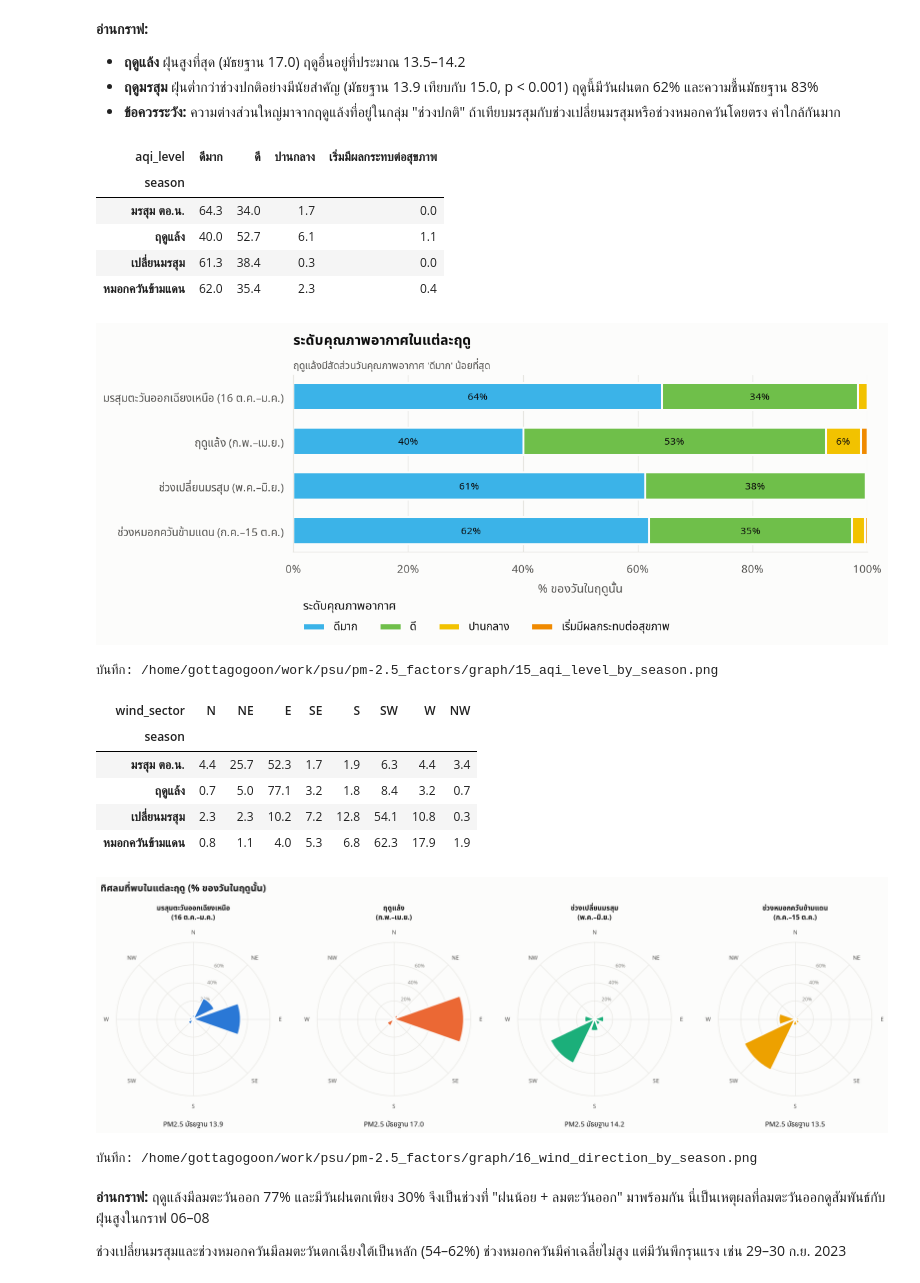
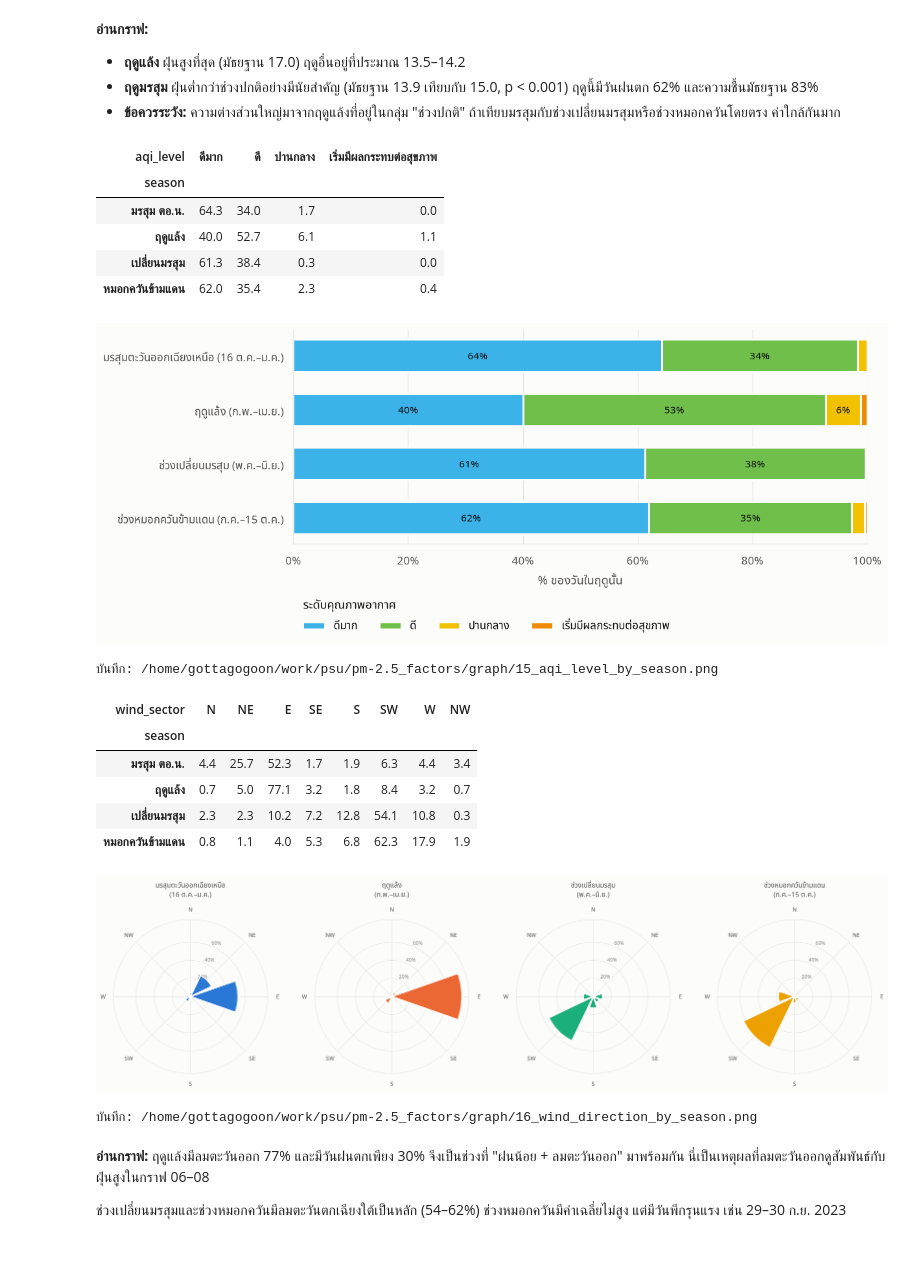
Before and after one commit to SaktanuthPeak/pm-2.5_factors, a Jupyter notebook: notebooks/pm25_factors.ipynb, the cells around one changed output. Saved outputs shown, nothing was run; the diff lists cells and outputs as text; code cells hidden in the pictures; blank space fills up the shorter version.

```diff
--- a/notebooks/pm25_factors.ipynb
+++ b/notebooks/pm25_factors.ipynb
@@ -354,7 +339,5 @@ sns.heatmap(corr, mask=np.triu(np.ones_like(corr, dtype=bool), k=1), annot=True,
             cmap=DIV_CMAP, vmin=-1, vmax=1, center=0, square=True, linewidths=2, linecolor=SURFACE,
             cbar_kws={"label": "Spearman r", "shrink": 0.7}, ax=ax)
 ax.tick_params(axis="x", rotation=40); plt.setp(ax.get_xticklabels(), ha="right")
-ax.set_title("สหสัมพันธ์ระหว่างปัจจัยทั้งหมด")
-subtitle(ax, "ลมสูงสุดกับลมกระโชก และฝน 3 แบบ มีข้อมูลซ้ำกันมาก จึงไม่ควรตีความแยกกัน")
 savefig(fig, "04_correlation_matrix.png")
 # %% [output]
@@ -374,13 +357,10 @@ for ax, (col, label) in zip(axes, panels):
         warnings.simplefilter("ignore", RuntimeWarning)
         fit = lowess(df.pm25, x, frac=0.4)
     ax.plot(fit[:, 0], fit[:, 1], color=INK, lw=2)
-    r = stats.spearmanr(df[col], df.pm25)[0]
-    ax.set_title(f"r = {r:+.2f}", fontsize=12)
     ax.set_xlabel(label)
     if col == "rain":
         ticks = [0, 1, 5, 20, 100, 300]
         ax.set_xticks(np.log1p(ticks), ticks)
 axes[0].set_ylabel(PM_LABEL)
-fig.suptitle("PM2.5 เทียบกับปัจจัยอุตุนิยมวิทยาทีละตัว (เส้นดำ = แนวโน้ม LOWESS)", x=0.01, ha="left", fontsize=14, fontweight="bold")
 savefig(fig, "05_factor_scatter.png")
 # %% [output]
@@ -403,8 +383,8 @@ display(sector_stats.rename(index=SECTOR_TH).round(2))
 theta = np.deg2rad(np.arange(0, 360, 45))
 width = np.deg2rad(45) * 0.86
 fig, axes = plt.subplots(1, 2, figsize=(13, 6.2), subplot_kw={"projection": "polar"}, layout="constrained")
-for ax, col, title, fmt in [(axes[0], "share_%", "ลมพัดมาจากทิศไหนบ่อยที่สุด (% ของวัน)", "{:.0f}%"),
-                            (axes[1], "mean", "PM2.5 เฉลี่ยเมื่อลมมาจากแต่ละทิศ", "{:.1f}")]:
+for ax, col, title, fmt in [(axes[0], "share_%", "% ของวัน", "{:.0f}%"),
+                            (axes[1], "mean", "PM2.5 เฉลี่ย", "{:.1f}")]:
     vals = sector_stats[col].to_numpy()
     ax.bar(theta, vals, width=width, color=SERIES[0] if col == "share_%" else SERIES[1], alpha=0.9, edgecolor=SURFACE, lw=2)
     ax.set_theta_zero_location("N"); ax.set_theta_direction(-1)
@@ -416,10 +396,7 @@ for ax, col, title, fmt in [(axes[0], "share_%", "ลมพัดมาจาก
     ax.set_ylim(0, top)
     for t, v, n in zip(theta, vals, sector_stats["count"]):
         ax.text(t, v + top * 0.06, fmt.format(v), ha="center", va="center", fontsize=9, color=INK)
-    ax.set_title(title, loc="center", pad=22, fontsize=13)
-fig.suptitle("ทิศลมกับ PM2.5 ที่หาดใหญ่", x=0.01, ha="left", fontsize=15, fontweight="bold")
-fig.text(0.01, -0.03, f"ลมจากทิศเหนือและตะวันตกเฉียงเหนือมีเพียง {int(sector_stats.loc['N','count'])} และ {int(sector_stats.loc['NW','count'])} วัน ค่าเฉลี่ยของสองทิศนี้จึงไม่เสถียร",
-         fontsize=9, color=INK2)
+    ax.set_title(title, loc="center", pad=22, fontsize=12, fontweight="normal", color=INK2)
 savefig(fig, "06_wind_direction_polar.png")
 # %% [output]
 |  | mean | median | count | share_% |
@@ -745,8 +704,6 @@ ax.set(xlim=(0, 100), xlabel="% ของวันในฤดูนั้น")
 ax.xaxis.set_major_formatter(lambda v, _: f"{v:.0f}%")
 ax.grid(axis="y", visible=False)
 ax.legend(title="ระดับคุณภาพอากาศ", ncol=4, loc="upper left", bbox_to_anchor=(0, -0.2), alignment="left")
-ax.set_title("ระดับคุณภาพอากาศในแต่ละฤดู")
-subtitle(ax, "ฤดูแล้งมีสัดส่วนวันคุณภาพอากาศ 'ดีมาก' น้อยที่สุด")
 savefig(fig, "15_aqi_level_by_season.png")
 # %% [output]
 | aqi_level | ดีมาก | ดี | ปานกลาง | เริ่มมีผลกระทบต่อสุขภาพ |
@@ -755,36 +712,33 @@ savefig(fig, "15_aqi_level_by_season.png")
 | ฤดูแล้ง | 40.0 | 52.7 | 6.1 | 1.1 |
 | เปลี่ยนมรสุม | 61.3 | 38.4 | 0.3 | 0.0 |
 | หมอกควันข้ามแดน | 62.0 | 35.4 | 2.3 | 0.4 |
-[figure, old version]
+[figure, new version]
 บันทึก: /home/gottagogoon/work/psu/pm-2.5_factors/graph/15_aqi_level_by_season.png
 # %%
 # ทิศลมในแต่ละฤดู — อธิบายว่าทำไมฝุ่นแต่ละฤดูต่างกัน
 wind_season = (pd.crosstab(df.season, df.wind_sector, normalize="index") * 100).reindex(index=SEASON_ORDER, columns=SECTORS)
 display(wind_season.rename(index=SEASON_SHORT).round(1))
 
 fig, axes = plt.subplots(1, 4, figsize=(18, 5.2), subplot_kw={"projection": "polar"}, layout="constrained")
 fig.get_layout_engine().set(w_pad=0.25)
 rmax = wind_season.to_numpy().max() * 1.1
 for ax, s in zip(axes, SEASON_ORDER):
     ax.bar(theta, wind_season.loc[s].to_numpy(), width=width, color=SEASON_COLORS[s], edgecolor=SURFACE, lw=2)
     ax.set_theta_zero_location("N"); ax.set_theta_direction(-1)
     ax.set_xticks(theta, SECTORS, fontsize=9)
     ax.set_ylim(0, rmax); ax.set_yticks([20, 40, 60]); ax.yaxis.set_major_formatter(lambda v, _: f"{v:.0f}%")
     ax.tick_params(axis="y", labelsize=8, colors=MUTED); ax.set_rlabel_position(22.5)
     ax.grid(color=GRID, lw=0.8); ax.spines["polar"].set_color(GRID)
-    pm = df.loc[df.season.eq(s), "pm25"].median()
-    ax.set_title(SEASON_TH[s], loc="center", fontsize=11, pad=14)
-    ax.text(0.5, -0.2, f"PM2.5 มัธยฐาน {pm:.1f}", transform=ax.transAxes, ha="center", fontsize=11, color=INK)
-fig.suptitle("ทิศลมที่พบในแต่ละฤดู (% ของวันในฤดูนั้น)", x=0.01, y=1.08, ha="left", fontsize=15, fontweight="bold")
+    ax.set_title(SEASON_TH[s], loc="center", fontsize=11, pad=14, fontweight="normal", color=INK2)
 savefig(fig, "16_wind_direction_by_season.png")
 # %% [output]
 | wind_sector | N | NE | E | SE | S | SW | W | NW |
 | season |  |  |  |  |  |  |  |  |
 | มรสุม ตอ.น. | 4.4 | 25.7 | 52.3 | 1.7 | 1.9 | 6.3 | 4.4 | 3.4 |
 | ฤดูแล้ง | 0.7 | 5.0 | 77.1 | 3.2 | 1.8 | 8.4 | 3.2 | 0.7 |
 | เปลี่ยนมรสุม | 2.3 | 2.3 | 10.2 | 7.2 | 12.8 | 54.1 | 10.8 | 0.3 |
 | หมอกควันข้ามแดน | 0.8 | 1.1 | 4.0 | 5.3 | 6.8 | 62.3 | 17.9 | 1.9 |
-[figure, old version]
+[figure, new version]
 บันทึก: /home/gottagogoon/work/psu/pm-2.5_factors/graph/16_wind_direction_by_season.png
 # %% [markdown]
 **อ่านกราฟ:** ฤดูแล้งมีลมตะวันออก 77% และมีวันฝนตกเพียง 30% จึงเป็นช่วงที่ "ฝนน้อย + ลมตะวันออก" มาพร้อมกัน นี่เป็นเหตุผลที่ลมตะวันออกดูสัมพันธ์กับฝุ่นสูงในกราฟ 06–08
```
Also changed, not shown: parts of 16 cells of this notebook, 18 other files.
